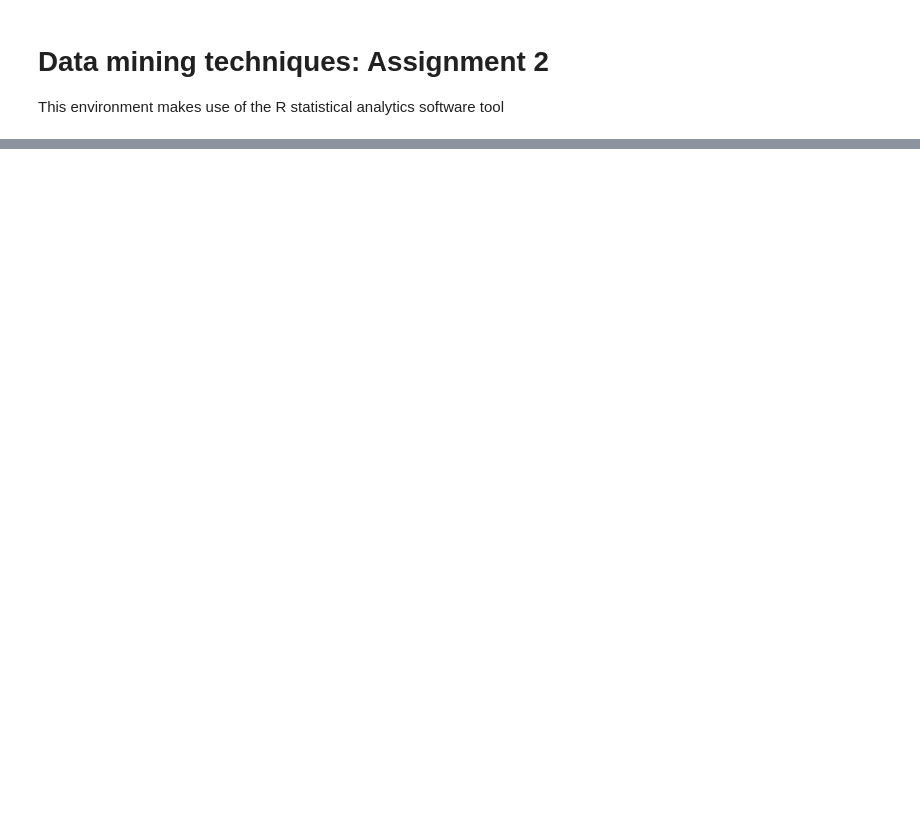
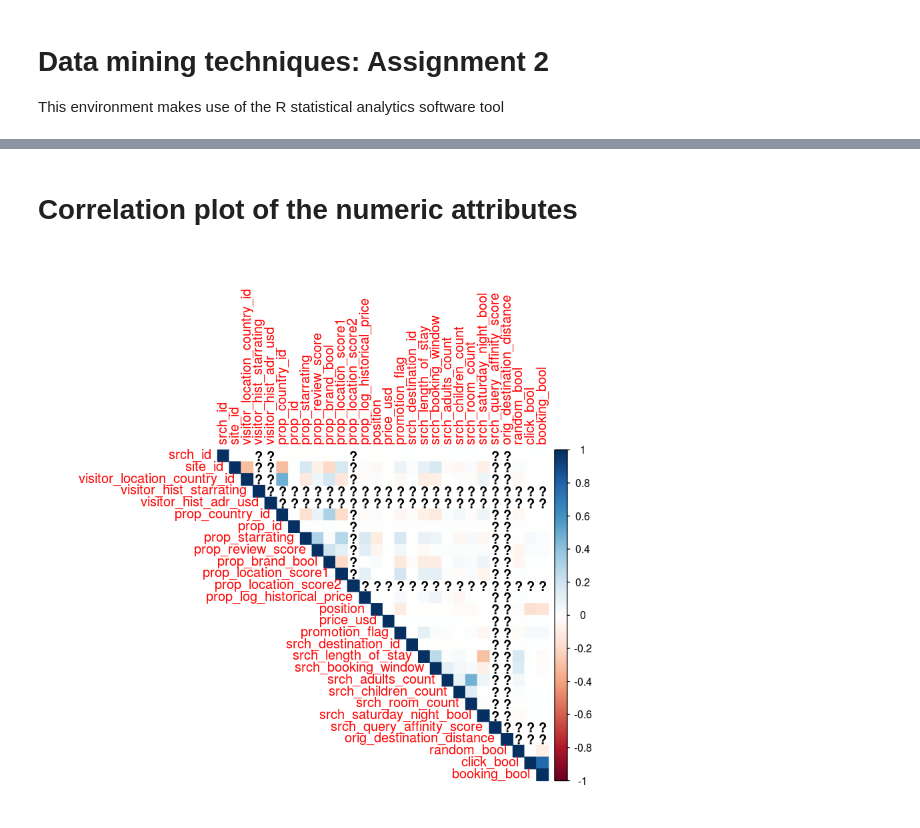
Before and after one commit to silesbu/dmt41, a Jupyter notebook: assignment2/R_analysis_assignment_2.ipynb, the cells around one changed output, grey strips where cells are left out. Cells and saved outputs as stored; diff of their text form; code cells hidden in the pictures; blank space fills up the shorter version.

```diff
--- a/assignment2/R_analysis_assignment_2.ipynb
+++ b/assignment2/R_analysis_assignment_2.ipynb
@@ -108,0 +126,11 @@ plot(cor(train[,train.nums]))
+# %%
+train["prop_review_score"][is.na(train["prop_review_score"])] <- 0
+# %% [markdown]
+# Correlation plot of the numeric attributes
+# %%
+train.nums <- unlist(lapply(train, is.numeric))
+l.idx <- length(colnames(train))
+
+corrplot(cor(train[colnames(train)[c(1,3:27,l.idx-2,l.idx)]]),method="color",type="upper")
+# %% [output]
+[figure, added]
```
Also changed, not shown: parts of 20 cells of this notebook.
